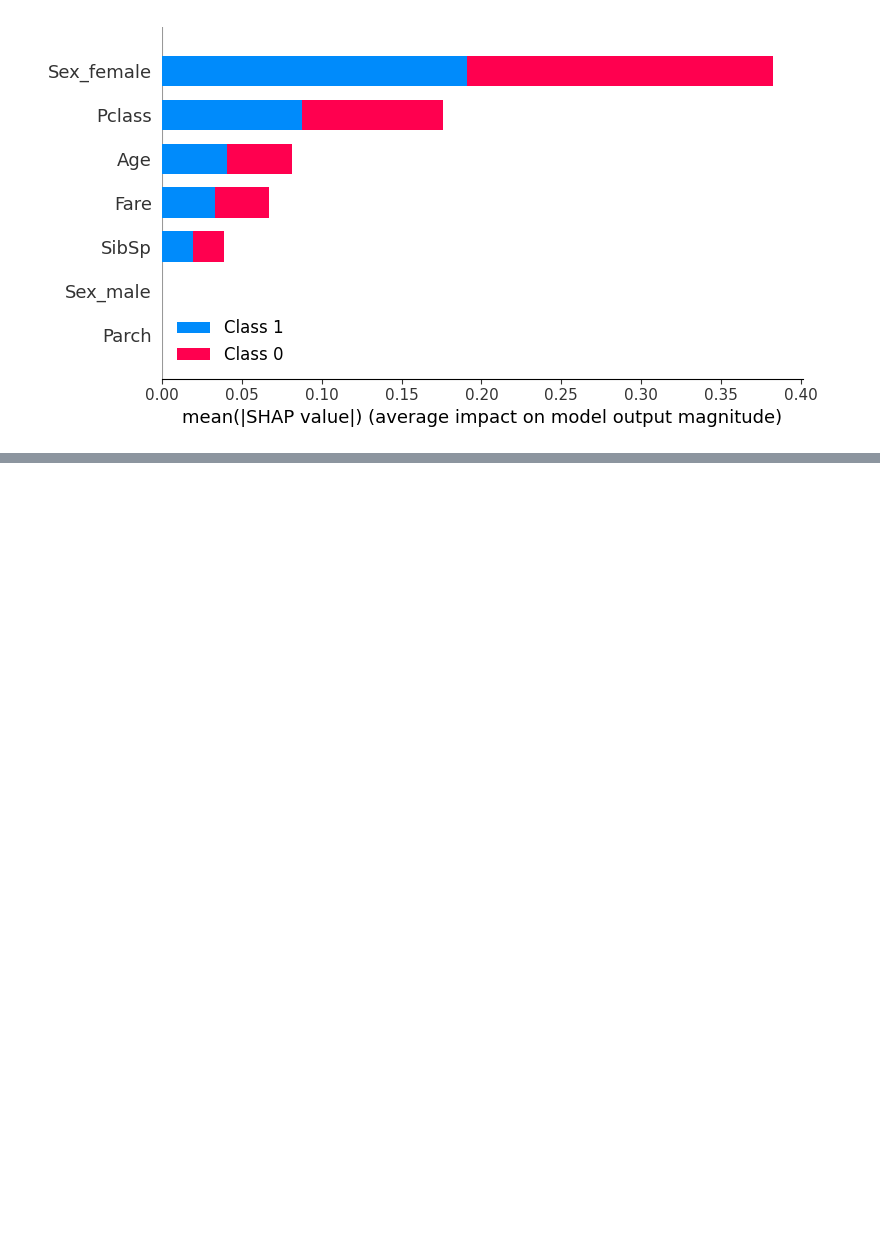
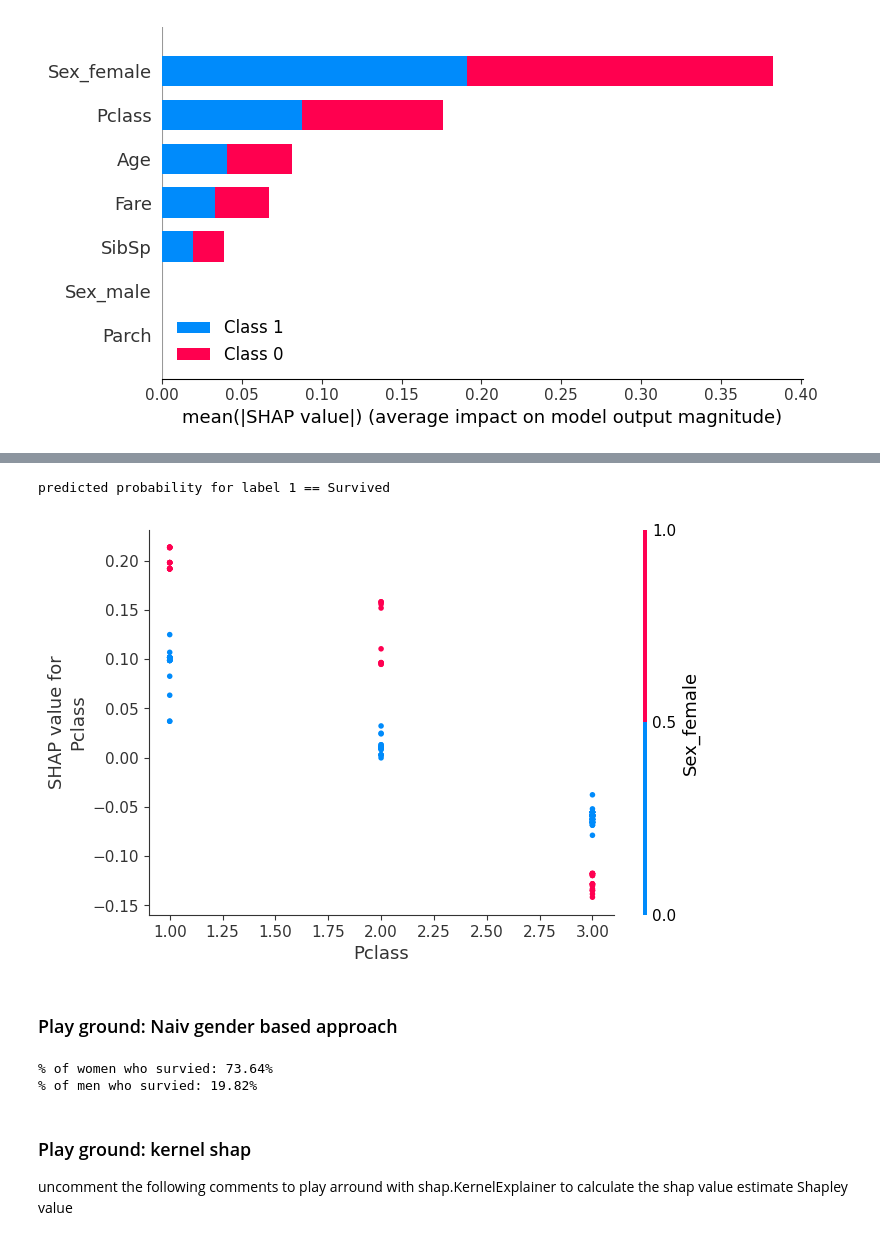
Before and after one commit to yingding/tf-every-day, a Jupyter notebook: 12shap/titanic.ipynb, the cells around one changed output, grey strips where cells are left out. Saved outputs shown, nothing was run; the diff lists cells and outputs as text; code cells hidden in the pictures; blank space fills up the shorter version.

```diff
--- a/12shap/titanic.ipynb
+++ b/12shap/titanic.ipynb
@@ -455,0 +481,29 @@ import shap
+# %%
+explainer.scatter_plot(feature="Pclass")
+# %% [output]
+predicted probability for label 1 == Survived
+[figure, added]
+# %% [markdown]
+### Play ground: Naiv gender based approach
+# %%
+"""Naiv gender based approach"""
+X_y_train = pd.concat([X_train, y_train], axis=1)
+
+# women = train_X_y_raw_df.loc[train_X_y_raw_df["Sex_female"] == 1]["Survived"]
+# rate_women = sum(women) / len(women)
+
+def survived_rate(df: DataFrame, feature_name="Sex_female", feature_value=1, label_name="Survived"):
+    label_part = df.loc[df[feature_name] == feature_value][label_name]
+    return sum(label_part) / len(label_part)
+
+rate_women = survived_rate(X_y_train, "Sex_female")
+print(f"% of women who survied: {rate_women:.2%}")
+
+rate_men = survived_rate(X_y_train, "Sex_male")
+print(f"% of men who survied: {rate_men:.2%}")
+# %% [output]
+% of women who survied: 73.64%
+% of men who survied: 19.82%
+# %% [markdown]
+### Play ground: kernel shap
+uncomment the following comments to play arround with shap.KernelExplainer to calculate the shap value estimate Shapley value
```
Also changed, not shown: parts of 22 cells of this notebook, 1 other file.
